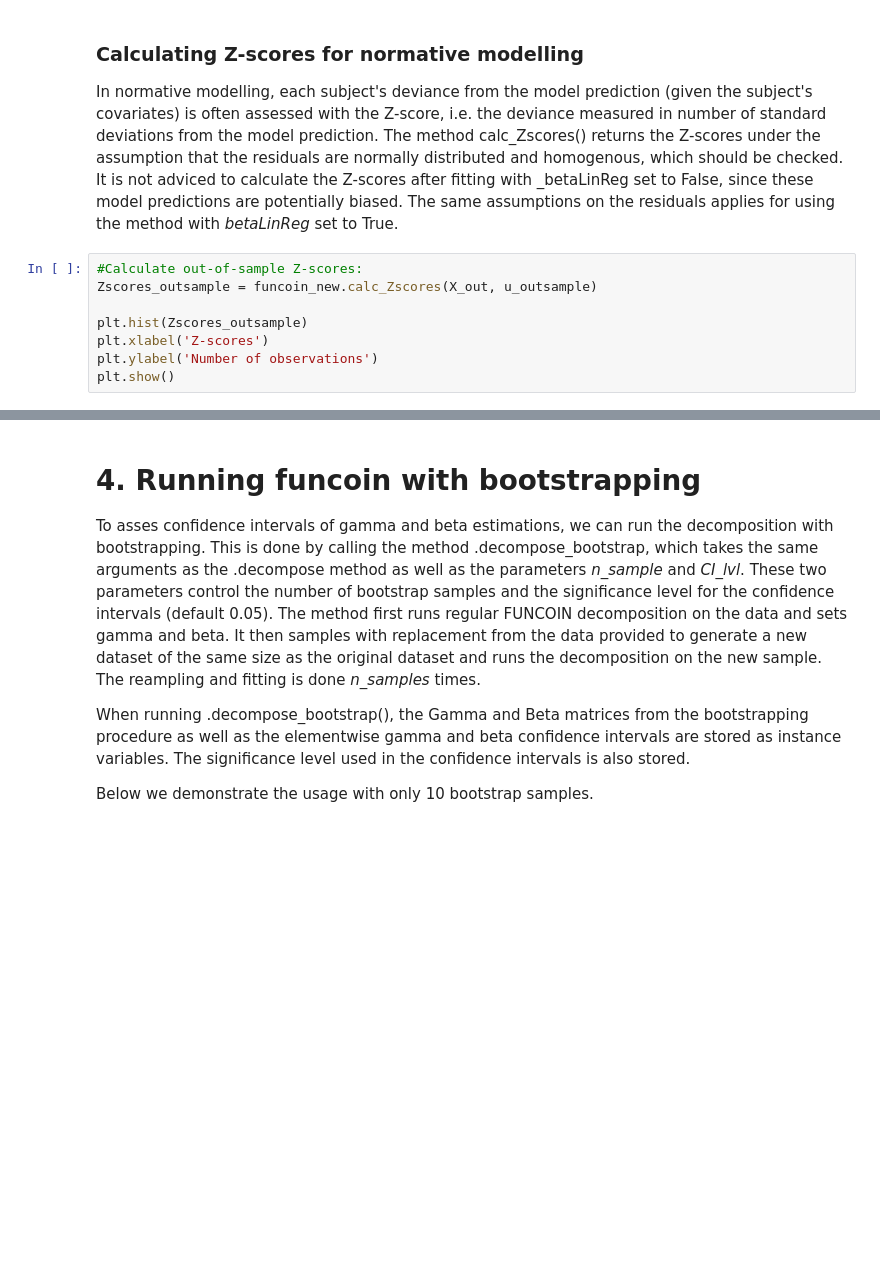
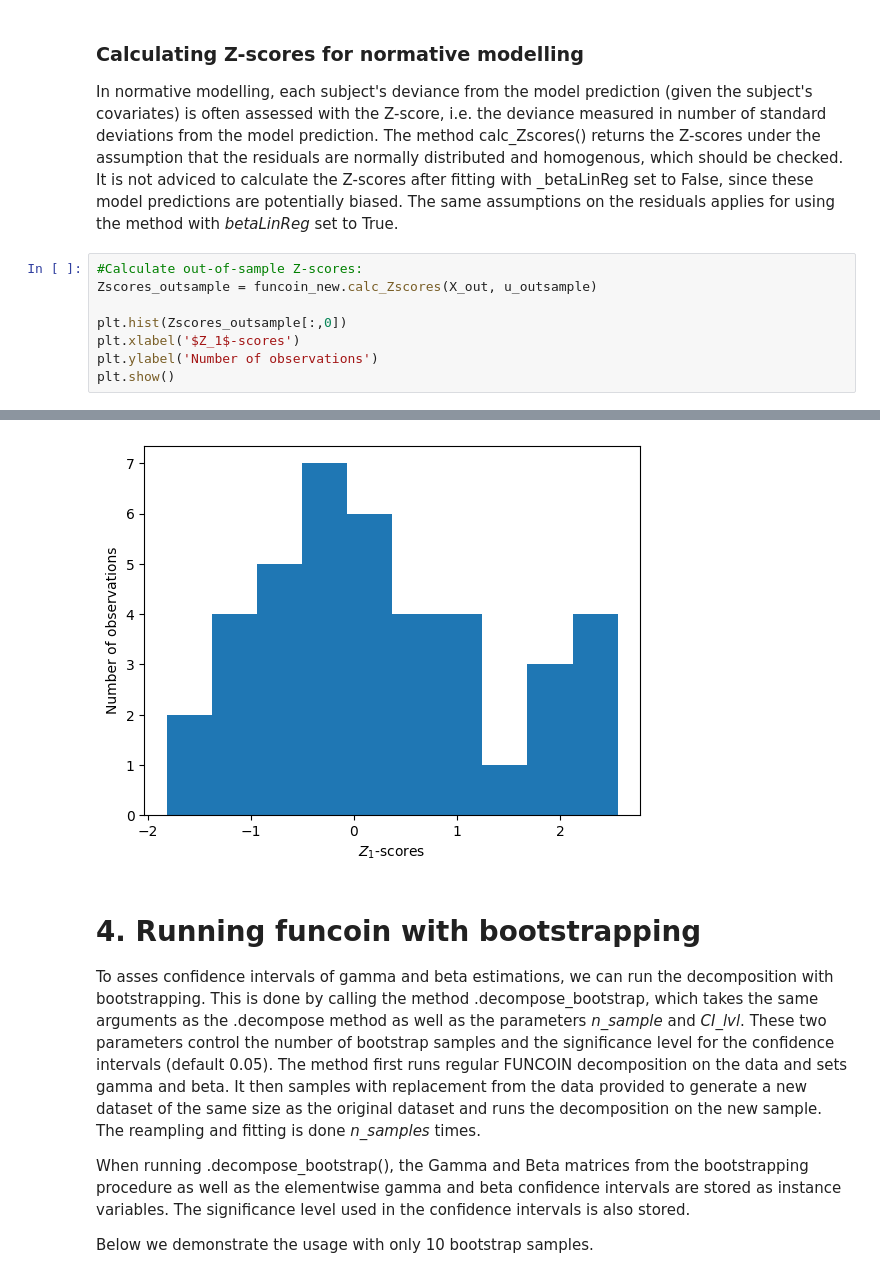
Before and after one commit to kobbersmed/funcoin, a Jupyter notebook: notebooks/Tutorial_funcoin.ipynb, the cells around one changed output, grey strips where cells are left out. Saved outputs shown, nothing was run; the diff lists cells and outputs as text; blank space fills up the shorter version.

```diff
--- a/notebooks/Tutorial_funcoin.ipynb
+++ b/notebooks/Tutorial_funcoin.ipynb
@@ -221,7 +255,8 @@ In normative modelling, each subject's deviance from the model prediction (given
 #Calculate out-of-sample Z-scores:
 Zscores_outsample = funcoin_new.calc_Zscores(X_out, u_outsample)
 
-plt.hist(Zscores_outsample)
-plt.xlabel('Z-scores')
+plt.hist(Zscores_outsample[:,0])
+plt.xlabel('$Z_1$-scores')
 plt.ylabel('Number of observations')
 plt.show()
+# %% [output]
@@ -228,3 +264,4 @@ plt.show()
+[figure, added]
 # %% [markdown]
 # 4. Running funcoin with bootstrapping
 
```
Also changed, not shown: parts of 13 cells of this notebook.
